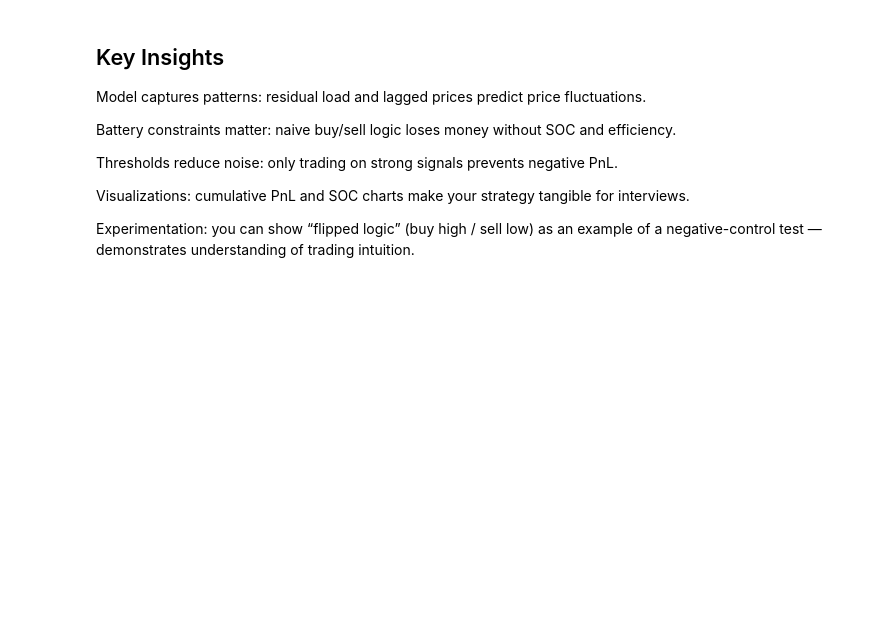
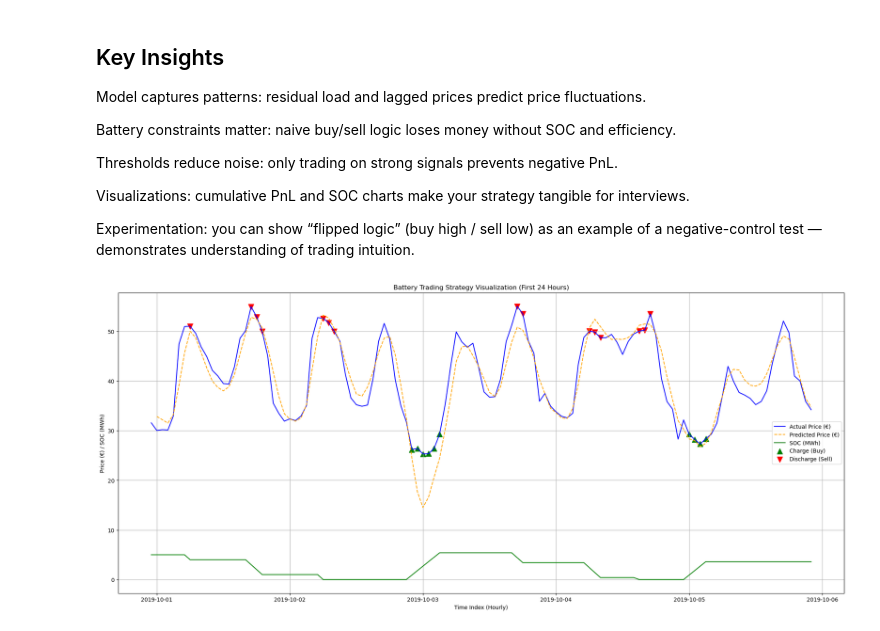
Before and after one commit to kashyap333/battery-optmisation, a Jupyter notebook: notebooks/data_import.ipynb, the cells around one changed output. Drawn from its saved outputs; the diff is of its cells as text; code cells hidden in the pictures; blank space fills up the shorter version.

```diff
--- a/notebooks/data_import.ipynb
+++ b/notebooks/data_import.ipynb
@@ -299,3 +299,31 @@ Thresholds reduce noise: only trading on strong signals prevents negative PnL.
 Visualizations: cumulative PnL and SOC charts make your strategy tangible for interviews.
 
 Experimentation: you can show “flipped logic” (buy high / sell low) as an example of a negative-control test — demonstrates understanding of trading intuition.
+# %%
+# Take a small slice for illustration
+df_viz = df_test.iloc[:120].copy()  # first 24 hours
+
+plt.figure(figsize=(24,10))
+
+# 1️⃣ Plot predicted and actual price
+plt.plot(df_viz.index, df_viz['DE_LU_price_day_ahead'], label='Actual Price (€)', color='blue')
+plt.plot(df_viz.index, df_viz['predicted_price_smooth'], label='Predicted Price (€)', color='orange', linestyle='--')
+
+# 2️⃣ Plot SOC
+plt.plot(df_viz.index, df_viz['soc'], label='SOC (MWh)', color='green')
+
+# 3️⃣ Mark buy/charge and sell/discharge actions
+buy_idx = df_viz[df_viz['signal']==1].index
+sell_idx = df_viz[df_viz['signal']==0].index
+
+plt.scatter(buy_idx, df_viz.loc[buy_idx, 'DE_LU_price_day_ahead'], marker='^', color='green', s=100, label='Charge (Buy)')
+plt.scatter(sell_idx, df_viz.loc[sell_idx, 'DE_LU_price_day_ahead'], marker='v', color='red', s=100, label='Discharge (Sell)')
+
+plt.title("Battery Trading Strategy Visualization (First 24 Hours)")
+plt.xlabel("Time Index (Hourly)")
+plt.ylabel("Price (€) / SOC (MWh)")
+plt.legend()
+plt.grid(True)
+plt.show()
+# %% [output]
+[figure, added]
```
Also changed, not shown: parts of 1 cell of this notebook.
